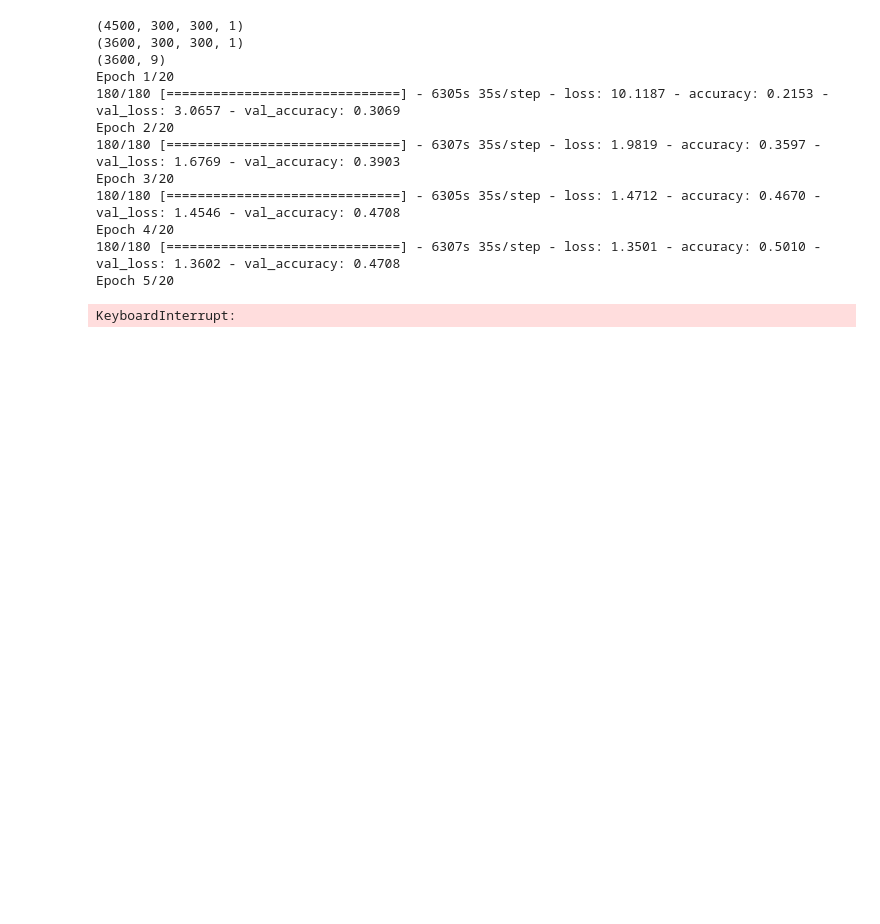
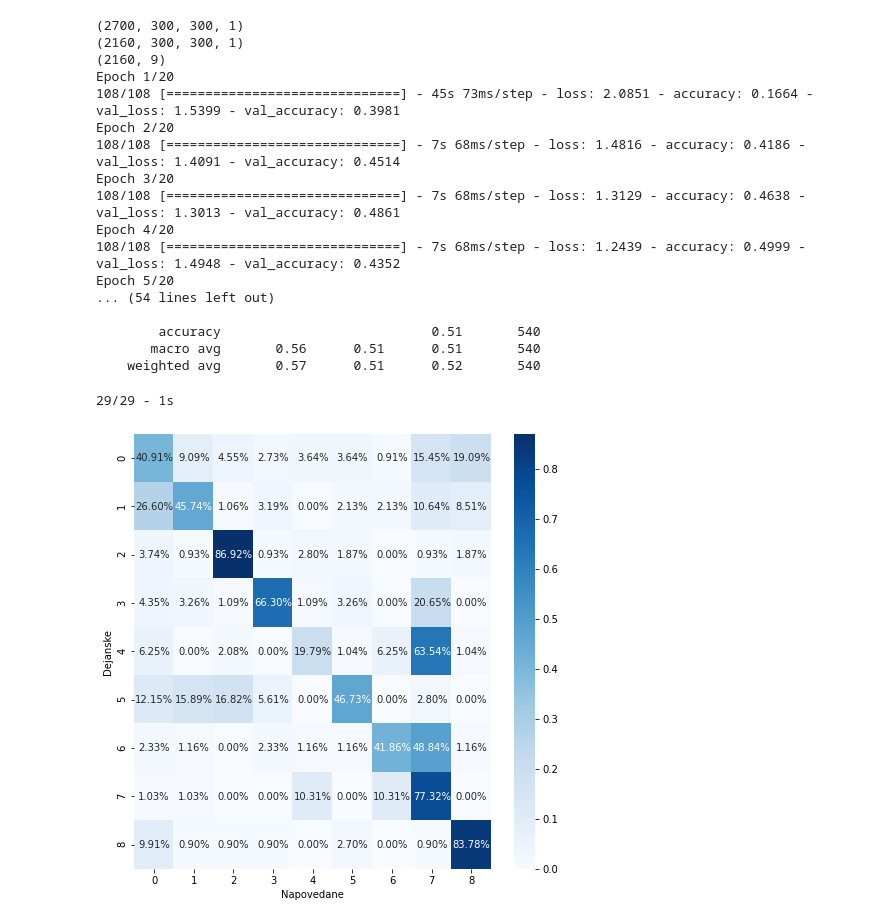
Before and after one commit to jenkoj/ts2img, a Jupyter notebook: gaf_cnn.ipynb, the cells around one changed output. Cells and saved outputs as stored; diff of their text form; code cells hidden in the pictures; blank space fills up the shorter version.

```diff
--- a/gaf_cnn.ipynb
+++ b/gaf_cnn.ipynb
@@ -125,8 +120,8 @@ def transfer_learning(X_train, num_classes, lr):
 # %%
 #manualy_selected_appliances = ["computer monitor", "laptop computer", "washer dryer", "microwave","oven","boiler","toaster","kettle"]
+manualy_selected_appliances = ["computer monitor", "laptop computer", "television", "washer dryer", "microwave","boiler","toaster","kettle","fridge"]
 
-ret_imgs = read_many_hdf5("classes","appliances")
-manualy_selected_appliances  = [n.decode("utf-8") for n in ret_imgs]
+#manualy_selected_appliances  = [n.decode("utf-8") for n in ret_imgs]
 print(len(manualy_selected_appliances))
 print(manualy_selected_appliances)
 #anualy_selected_appliances = ["computer monitor", "laptop computer", "television", "washer dryer", "microwave","oven","boiler","toaster","kettle","fridge"]
@@ -141,0 +138,16 @@ print(train_data.shape)
+# %%
+train_data = read_many_hdf5("washer dryer","gasf")
+train_data = np.empty([0,300,300,1])# -> change size to match GAF image size
+label_data = np.empty([0,1],dtype=object)# -> change size to match GAF image size
+tmp = np.empty([1,1],dtype=object)# -> change size to match GAF image size
+
+#generate labels and read data
+for appliance in manualy_selected_appliances:
+  data = np.array(read_many_hdf5(f"{appliance}","gasf"))
+  data = data[...,np.newaxis]
+  train_data = np.append(train_data,data,axis=0)
+  labels = np.repeat(np.array([[f"{manualy_selected_appliances.index(appliance)}"]],dtype=object),data.shape[0],axis=0)
+  label_data = np.append(label_data,labels,axis=0)
+
+print(label_data.shape)
+print(train_data.shape)
@@ -147,6 +252,7 @@ channel = train_data.shape[3]
 
 num_of_classes = len(manualy_selected_appliances)
 
+
 y_anomF = tf.keras.utils.to_categorical(label_data, num_classes=num_of_classes) #onehot encoding
 X_resampled = train_data.reshape(train_data.shape[0],300, 300,1)
 print(X_resampled.shape)
@@ -154,9 +260,7 @@ X_train, X_test, y_train, y_test = train_test_split(X_resampled, y_anomF, test_s
 print(X_train.shape)
 print(y_train.shape)
 
-#load model, add training data, n of classes and learning rate
-#model = basic_cnn_functional(X_train, num_of_classes, lr = 0.001)
-model = transfer_learning(X_train,num_of_classes,lr = 0.001)
+
 
 class_weights = {0: 1.,
                 1: 1.,
@@ -170,6 +274,10 @@ class_weights = {0: 1.,
                 9: 1,
                 10: 1}
 
+#load model, add training data, n of classes and learning rate
+model = basic_cnn_functional(X_train, num_of_classes, lr = 0.001)
+#model = transfer_learning(X_train,num_of_classes,lr = 0.001)
+
 model.fit(X_train, y_train, batch_size = 16, validation_split = 0.2, epochs = 20, verbose = 1, class_weight=class_weights)
 
 results = model.evaluate(X_test, y_test, verbose = 2)
@@ -177,21 +285,42 @@ print('Test accuracy: ', results[1])
 Y_pred = model.predict(X_test, verbose = 2)
 y_pred = np.argmax(Y_pred, axis=1)
 Y_test = np.argmax(y_test, axis=-1)
-print(confusion_matrix(Y_test, y_pred))
+cf_matrix = confusion_matrix(Y_test, y_pred, )
+print(cf_matrix)
 print(classification_report(Y_test, y_pred, target_names=manualy_selected_appliances))
 #precision for various datassets - to see if more data helps
 #window times for various appliances
 # %% [output]
-(4500, 300, 300, 1)
-(3600, 300, 300, 1)
-(3600, 9)
+(2700, 300, 300, 1)
+(2160, 300, 300, 1)
+(2160, 9)
 Epoch 1/20
-180/180 [==============================] - 6305s 35s/step - loss: 10.1187 - accuracy: 0.2153 - val_loss: 3.0657 - val_accuracy: 0.3069
+108/108 [==============================] - 45s 73ms/step - loss: 2.0851 - accuracy: 0.1664 - val_loss: 1.5399 - val_accuracy: 0.3981
 Epoch 2/20
-180/180 [==============================] - 6307s 35s/step - loss: 1.9819 - accuracy: 0.3597 - val_loss: 1.6769 - val_accuracy: 0.3903
+108/108 [==============================] - 7s 68ms/step - loss: 1.4816 - accuracy: 0.4186 - val_loss: 1.4091 - val_accuracy: 0.4514
 Epoch 3/20
-180/180 [==============================] - 6305s 35s/step - loss: 1.4712 - accuracy: 0.4670 - val_loss: 1.4546 - val_accuracy: 0.4708
+108/108 [==============================] - 7s 68ms/step - loss: 1.3129 - accuracy: 0.4638 - val_loss: 1.3013 - val_accuracy: 0.4861
 Epoch 4/20
-180/180 [==============================] - 6307s 35s/step - loss: 1.3501 - accuracy: 0.5010 - val_loss: 1.3602 - val_accuracy: 0.4708
+108/108 [==============================] - 7s 68ms/step - loss: 1.2439 - accuracy: 0.4999 - val_loss: 1.4948 - val_accuracy: 0.4352
 Epoch 5/20
+... (54 lines left out)
+
+        accuracy                           0.51       540
+       macro avg       0.56      0.51      0.51       540
+    weighted avg       0.57      0.51      0.52       540
-KeyboardInterrupt:
+# %%
+Y_pred = model.predict(X_test, verbose = 2)
+y_pred = np.argmax(Y_pred, axis=1)
+Y_test = np.argmax(y_test, axis=-1)
+cm = confusion_matrix(Y_test, y_pred)
+
+cmn = cm.astype('float') / cm.sum(axis=1)[:, np.newaxis]
+
+fig, ax = plt.subplots(figsize=(8,8))         # Sample figsize in inches
+sns.heatmap(cmn, fmt=".2%", annot=True, cmap='Blues')
+plt.ylabel('Dejanske')
+plt.xlabel('Napovedane')
+plt.show(block=False)
+# %% [output]
+29/29 - 1s
+[figure, added]
```
Also changed, not shown: parts of 12 cells of this notebook.
